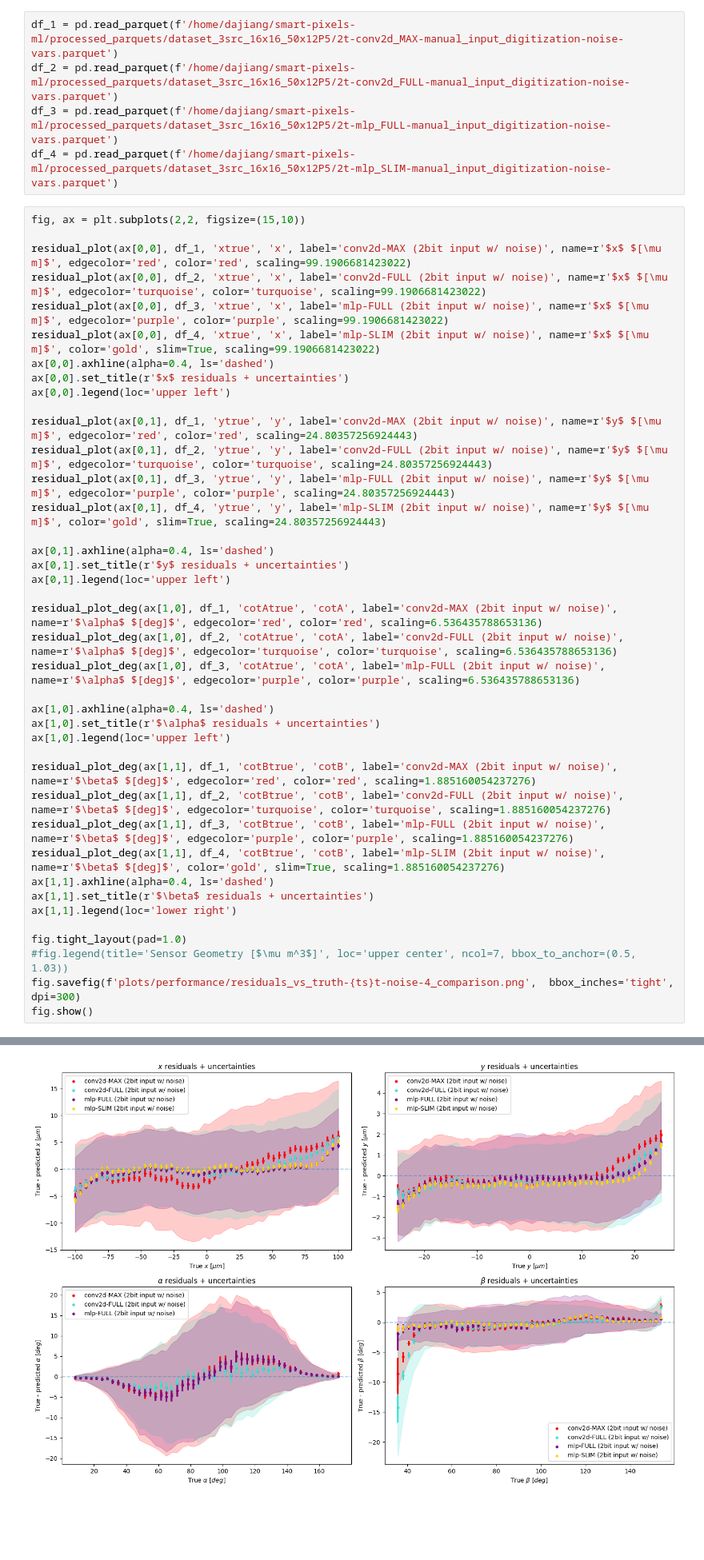
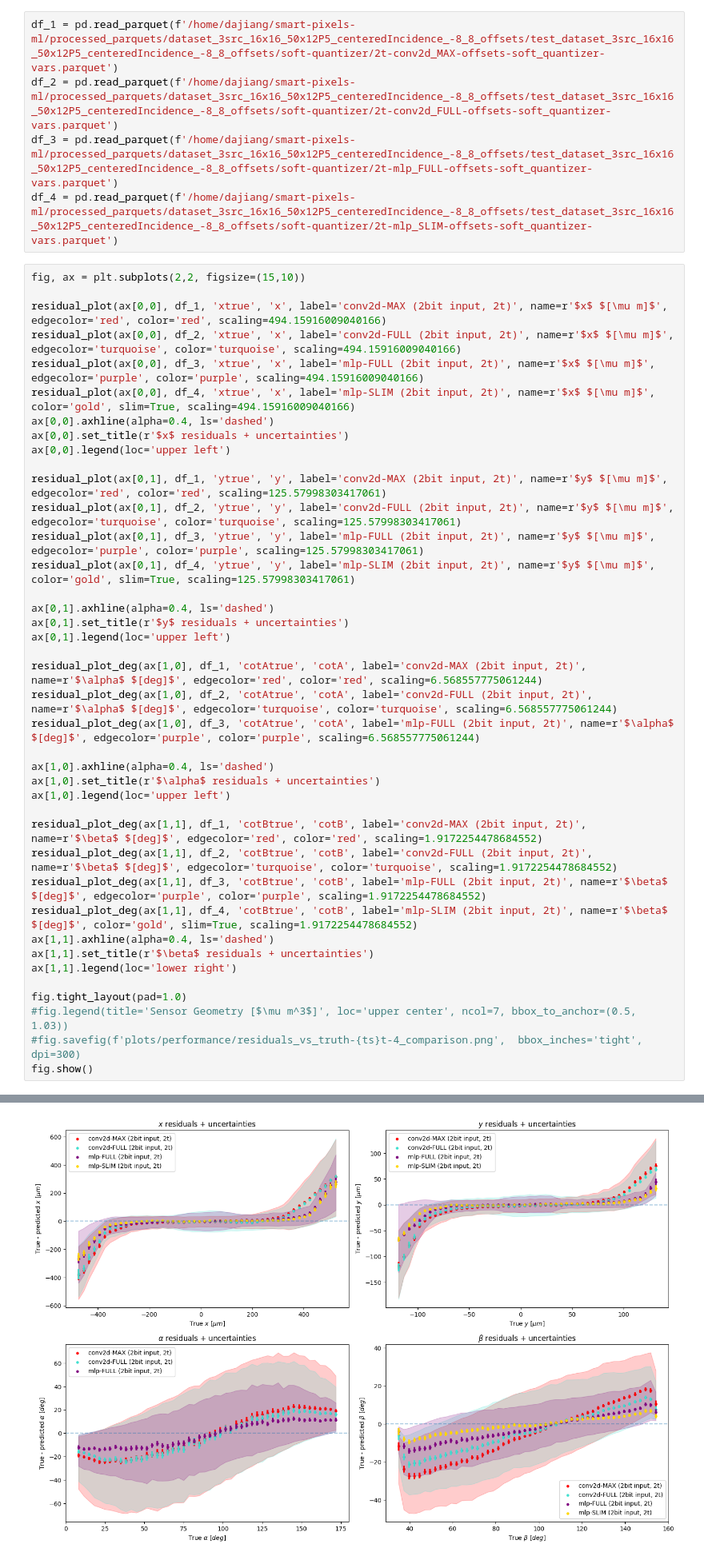
Before and after one commit to davidgjiang/smart-pixels-ml, a Jupyter notebook: performance_plots.ipynb, the cells around one changed output, grey strips where cells are left out. Shown: that part at 80% size. Cells and saved outputs as stored; diff of their text form; blank space fills up the shorter version.

```diff
--- a/performance_plots.ipynb
+++ b/performance_plots.ipynb
@@ -179,65 +188,65 @@ angletrue
 # %%
-df_1 = pd.read_parquet(f'/home/dajiang/smart-pixels-ml/processed_parquets/dataset_3src_16x16_50x12P5/2t-conv2d_MAX-manual_input_digitization-noise-vars.parquet')
-df_2 = pd.read_parquet(f'/home/dajiang/smart-pixels-ml/processed_parquets/dataset_3src_16x16_50x12P5/2t-conv2d_FULL-manual_input_digitization-noise-vars.parquet')
-df_3 = pd.read_parquet(f'/home/dajiang/smart-pixels-ml/processed_parquets/dataset_3src_16x16_50x12P5/2t-mlp_FULL-manual_input_digitization-noise-vars.parquet')
-df_4 = pd.read_parquet(f'/home/dajiang/smart-pixels-ml/processed_parquets/dataset_3src_16x16_50x12P5/2t-mlp_SLIM-manual_input_digitization-noise-vars.parquet')
+df_1 = pd.read_parquet(f'/home/dajiang/smart-pixels-ml/processed_parquets/dataset_3src_16x16_50x12P5_centeredIncidence_-8_8_offsets/test_dataset_3src_16x16_50x12P5_centeredIncidence_-8_8_offsets/soft-quantizer/2t-conv2d_MAX-offsets-soft_quantizer-vars.parquet')
+df_2 = pd.read_parquet(f'/home/dajiang/smart-pixels-ml/processed_parquets/dataset_3src_16x16_50x12P5_centeredIncidence_-8_8_offsets/test_dataset_3src_16x16_50x12P5_centeredIncidence_-8_8_offsets/soft-quantizer/2t-conv2d_FULL-offsets-soft_quantizer-vars.parquet')
+df_3 = pd.read_parquet(f'/home/dajiang/smart-pixels-ml/processed_parquets/dataset_3src_16x16_50x12P5_centeredIncidence_-8_8_offsets/test_dataset_3src_16x16_50x12P5_centeredIncidence_-8_8_offsets/soft-quantizer/2t-mlp_FULL-offsets-soft_quantizer-vars.parquet')
+df_4 = pd.read_parquet(f'/home/dajiang/smart-pixels-ml/processed_parquets/dataset_3src_16x16_50x12P5_centeredIncidence_-8_8_offsets/test_dataset_3src_16x16_50x12P5_centeredIncidence_-8_8_offsets/soft-quantizer/2t-mlp_SLIM-offsets-soft_quantizer-vars.parquet')
 # %%
 fig, ax = plt.subplots(2,2, figsize=(15,10))
 
-residual_plot(ax[0,0], df_1, 'xtrue', 'x', label='conv2d-MAX (2bit input w/ noise)', name=r'$x$ $[\mu m]$', edgecolor='red', color='red', scaling=99.1906681423022)
-residual_plot(ax[0,0], df_2, 'xtrue', 'x', label='conv2d-FULL (2bit input w/ noise)', name=r'$x$ $[\mu m]$', edgecolor='turquoise', color='turquoise', scaling=99.1906681423022)
-residual_plot(ax[0,0], df_3, 'xtrue', 'x', label='mlp-FULL (2bit input w/ noise)', name=r'$x$ $[\mu m]$', edgecolor='purple', color='purple', scaling=99.1906681423022)
-residual_plot(ax[0,0], df_4, 'xtrue', 'x', label='mlp-SLIM (2bit input w/ noise)', name=r'$x$ $[\mu m]$', color='gold', slim=True, scaling=99.1906681423022)
+residual_plot(ax[0,0], df_1, 'xtrue', 'x', label='conv2d-MAX (2bit input, 2t)', name=r'$x$ $[\mu m]$', edgecolor='red', color='red', scaling=494.15916009040166)
+residual_plot(ax[0,0], df_2, 'xtrue', 'x', label='conv2d-FULL (2bit input, 2t)', name=r'$x$ $[\mu m]$', edgecolor='turquoise', color='turquoise', scaling=494.15916009040166)
+residual_plot(ax[0,0], df_3, 'xtrue', 'x', label='mlp-FULL (2bit input, 2t)', name=r'$x$ $[\mu m]$', edgecolor='purple', color='purple', scaling=494.15916009040166)
+residual_plot(ax[0,0], df_4, 'xtrue', 'x', label='mlp-SLIM (2bit input, 2t)', name=r'$x$ $[\mu m]$', color='gold', slim=True, scaling=494.15916009040166)
 ax[0,0].axhline(alpha=0.4, ls='dashed')
 ax[0,0].set_title(r'$x$ residuals + uncertainties')
 ax[0,0].legend(loc='upper left')
 
-residual_plot(ax[0,1], df_1, 'ytrue', 'y', label='conv2d-MAX (2bit input w/ noise)', name=r'$y$ $[\mu m]$', edgecolor='red', color='red', scaling=24.80357256924443)
-residual_plot(ax[0,1], df_2, 'ytrue', 'y', label='conv2d-FULL (2bit input w/ noise)', name=r'$y$ $[\mu m]$', edgecolor='turquoise', color='turquoise', scaling=24.80357256924443)
-residual_plot(ax[0,1], df_3, 'ytrue', 'y', label='mlp-FULL (2bit input w/ noise)', name=r'$y$ $[\mu m]$', edgecolor='purple', color='purple', scaling=24.80357256924443)
-residual_plot(ax[0,1], df_4, 'ytrue', 'y', label='mlp-SLIM (2bit input w/ noise)', name=r'$y$ $[\mu m]$', color='gold', slim=True, scaling=24.80357256924443)
+residual_plot(ax[0,1], df_1, 'ytrue', 'y', label='conv2d-MAX (2bit input, 2t)', name=r'$y$ $[\mu m]$', edgecolor='red', color='red', scaling=125.57998303417061)
+residual_plot(ax[0,1], df_2, 'ytrue', 'y', label='conv2d-FULL (2bit input, 2t)', name=r'$y$ $[\mu m]$', edgecolor='turquoise', color='turquoise', scaling=125.57998303417061)
+residual_plot(ax[0,1], df_3, 'ytrue', 'y', label='mlp-FULL (2bit input, 2t)', name=r'$y$ $[\mu m]$', edgecolor='purple', color='purple', scaling=125.57998303417061)
+residual_plot(ax[0,1], df_4, 'ytrue', 'y', label='mlp-SLIM (2bit input, 2t)', name=r'$y$ $[\mu m]$', color='gold', slim=True, scaling=125.57998303417061)
 
 ax[0,1].axhline(alpha=0.4, ls='dashed')
 ax[0,1].set_title(r'$y$ residuals + uncertainties')
 ax[0,1].legend(loc='upper left')
 
-residual_plot_deg(ax[1,0], df_1, 'cotAtrue', 'cotA', label='conv2d-MAX (2bit input w/ noise)', name=r'$\alpha$ $[deg]$', edgecolor='red', color='red', scaling=6.536435788653136)
-residual_plot_deg(ax[1,0], df_2, 'cotAtrue', 'cotA', label='conv2d-FULL (2bit input w/ noise)', name=r'$\alpha$ $[deg]$', edgecolor='turquoise', color='turquoise', scaling=6.536435788653136)
-residual_plot_deg(ax[1,0], df_3, 'cotAtrue', 'cotA', label='mlp-FULL (2bit input w/ noise)', name=r'$\alpha$ $[deg]$', edgecolor='purple', color='purple', scaling=6.536435788653136)
+residual_plot_deg(ax[1,0], df_1, 'cotAtrue', 'cotA', label='conv2d-MAX (2bit input, 2t)', name=r'$\alpha$ $[deg]$', edgecolor='red', color='red', scaling=6.568557775061244)
+residual_plot_deg(ax[1,0], df_2, 'cotAtrue', 'cotA', label='conv2d-FULL (2bit input, 2t)', name=r'$\alpha$ $[deg]$', edgecolor='turquoise', color='turquoise', scaling=6.568557775061244)
+residual_plot_deg(ax[1,0], df_3, 'cotAtrue', 'cotA', label='mlp-FULL (2bit input, 2t)', name=r'$\alpha$ $[deg]$', edgecolor='purple', color='purple', scaling=6.568557775061244)
 
 ax[1,0].axhline(alpha=0.4, ls='dashed')
 ax[1,0].set_title(r'$\alpha$ residuals + uncertainties')
 ax[1,0].legend(loc='upper left')
 
-residual_plot_deg(ax[1,1], df_1, 'cotBtrue', 'cotB', label='conv2d-MAX (2bit input w/ noise)', name=r'$\beta$ $[deg]$', edgecolor='red', color='red', scaling=1.885160054237276)
-residual_plot_deg(ax[1,1], df_2, 'cotBtrue', 'cotB', label='conv2d-FULL (2bit input w/ noise)', name=r'$\beta$ $[deg]$', edgecolor='turquoise', color='turquoise', scaling=1.885160054237276)
-residual_plot_deg(ax[1,1], df_3, 'cotBtrue', 'cotB', label='mlp-FULL (2bit input w/ noise)', name=r'$\beta$ $[deg]$', edgecolor='purple', color='purple', scaling=1.885160054237276)
-residual_plot_deg(ax[1,1], df_4, 'cotBtrue', 'cotB', label='mlp-SLIM (2bit input w/ noise)', name=r'$\beta$ $[deg]$', color='gold', slim=True, scaling=1.885160054237276)
+residual_plot_deg(ax[1,1], df_1, 'cotBtrue', 'cotB', label='conv2d-MAX (2bit input, 2t)', name=r'$\beta$ $[deg]$', edgecolor='red', color='red', scaling=1.9172254478684552)
+residual_plot_deg(ax[1,1], df_2, 'cotBtrue', 'cotB', label='conv2d-FULL (2bit input, 2t)', name=r'$\beta$ $[deg]$', edgecolor='turquoise', color='turquoise', scaling=1.9172254478684552)
+residual_plot_deg(ax[1,1], df_3, 'cotBtrue', 'cotB', label='mlp-FULL (2bit input, 2t)', name=r'$\beta$ $[deg]$', edgecolor='purple', color='purple', scaling=1.9172254478684552)
+residual_plot_deg(ax[1,1], df_4, 'cotBtrue', 'cotB', label='mlp-SLIM (2bit input, 2t)', name=r'$\beta$ $[deg]$', color='gold', slim=True, scaling=1.9172254478684552)
 ax[1,1].axhline(alpha=0.4, ls='dashed')
 ax[1,1].set_title(r'$\beta$ residuals + uncertainties')
 ax[1,1].legend(loc='lower right')
 
 fig.tight_layout(pad=1.0)
 #fig.legend(title='Sensor Geometry [$\mu m^3$]', loc='upper center', ncol=7, bbox_to_anchor=(0.5, 1.03))
-fig.savefig(f'plots/performance/residuals_vs_truth-{ts}t-noise-4_comparison.png',  bbox_inches='tight', dpi=300)
+#fig.savefig(f'plots/performance/residuals_vs_truth-{ts}t-4_comparison.png',  bbox_inches='tight', dpi=300)
 fig.show()
 # %% [output]
 xtrue
 xtrue
 xtrue
 xtrue
 ytrue
 ytrue
 ytrue
 ytrue
 angletrue
 angletrue
 angletrue
 angletrue
 angletrue
 angletrue
 angletrue
-[figure, old version]
+[figure, new version]
 # %%
 def gauss(x, A, mu, sigma):
     return A * np.exp(-(x - mu) ** 2 / (2 * sigma ** 2))
```
Also changed, not shown: parts of 4 cells of this notebook, 18 other files.
